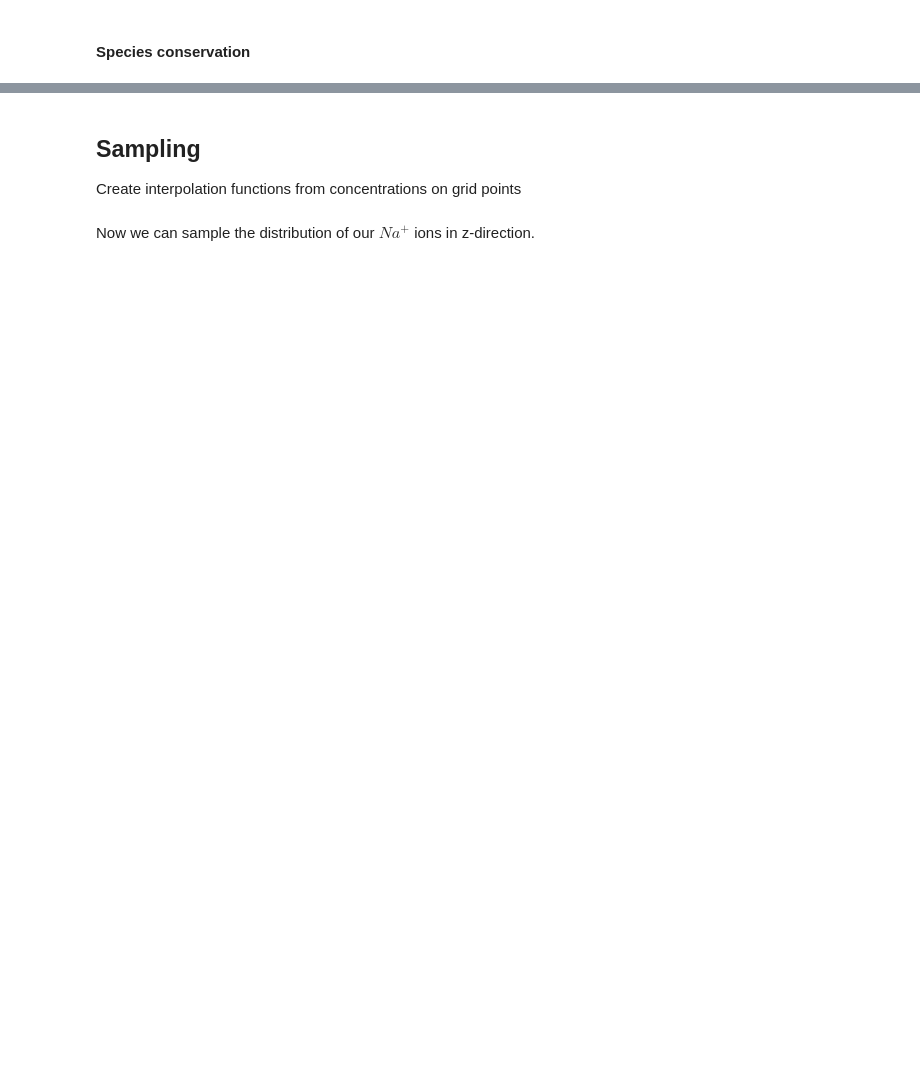
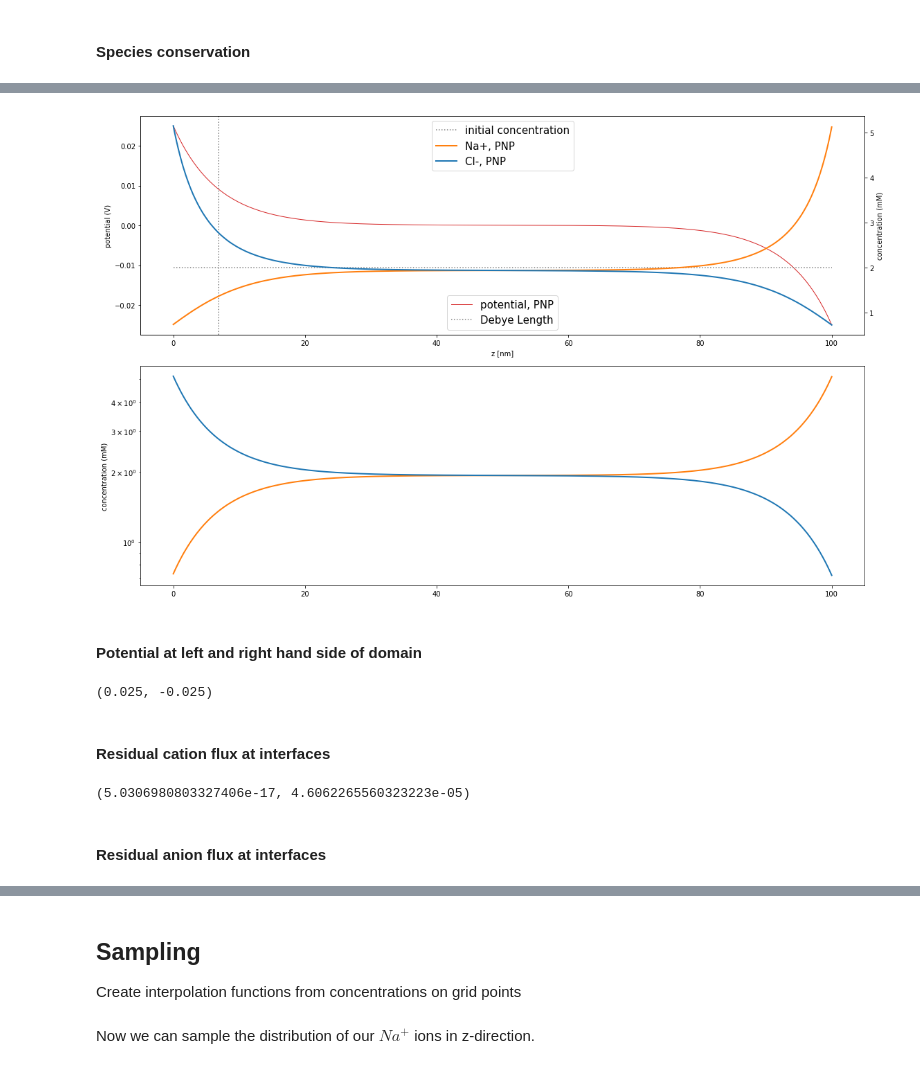
Before and after one commit to jotelha/continuous2discrete, a Jupyter notebook: showcases.ipynb, the cells around one changed output, grey strips where cells are left out. Saved outputs shown, nothing was run; the diff lists cells and outputs as text; code cells hidden in the pictures; blank space fills up the shorter version.

```diff
--- a/showcases.ipynb
+++ b/showcases.ipynb
@@ -1382,0 +1449,41 @@ plt.show()
+# %%
+fig, (ax1,ax3) = plt.subplots(nrows=2,ncols=1,figsize=[16,10])
+ax1.set_xlabel('z [nm]')
+
+ax1.plot(pnp.grid*1e9, pnp.potential, marker='', color='tab:red', label='potential, PNP', linewidth=1, linestyle='-')
+ax1.set_ylabel('potential (V)')
+
+ax2 = ax1.twinx()
+ax2.plot(pnp.grid*1e9, pnp.c[0]*np.ones(pnp.grid.shape), label='initial concentration', color='grey', linestyle=':')
+ax2.plot(pnp.grid*1e9, pnp.concentration[0], marker='', color='tab:orange', label='Na+, PNP', linewidth=2, linestyle='-')
+ax2.plot(pnp.grid*1e9, pnp.concentration[1], marker='', color='tab:blue', label='Cl-, PNP', linewidth=2, linestyle='-')
+ax2.set_ylabel('concentration (mM)')
+
+ax1.axvline(x=pnp.lambda_D()*1e9, label='Debye Length', color='grey', linestyle=':')
+
+ax3.semilogy(pnp.grid*1e9, pnp.concentration[0], marker='', color='tab:orange', label='Na+, PNP', linewidth=2, linestyle='-')
+ax3.semilogy(pnp.grid*1e9, pnp.concentration[1], marker='', color='tab:blue', label='Cl-, PNP', linewidth=2, linestyle='-')
+
+ax3.set_ylabel('concentration (mM)')
+
+ax2.legend(loc='upper center', fontsize=15)
+ax1.legend(loc='lower center', fontsize=15)
+
+fig.tight_layout()
+plt.show()
+# %% [output]
+[figure, added]
+# %% [markdown]
+#### Potential at left and right hand side of domain
+# %%
+(pnp.potential[0],pnp.potential[-1])
+# %% [output]
+(0.025, -0.025)
+# %% [markdown]
+#### Residual cation flux at interfaces
+# %%
+( pnp.leftFluxBC(pnp.xij1,0), pnp.rightFluxBC(pnp.xij1,0) )
+# %% [output]
+(5.0306980803327406e-17, 4.6062265560323223e-05)
+# %% [markdown]
+#### Residual anion flux at interfaces
```
Also changed, not shown: parts of 94 cells of this notebook.
